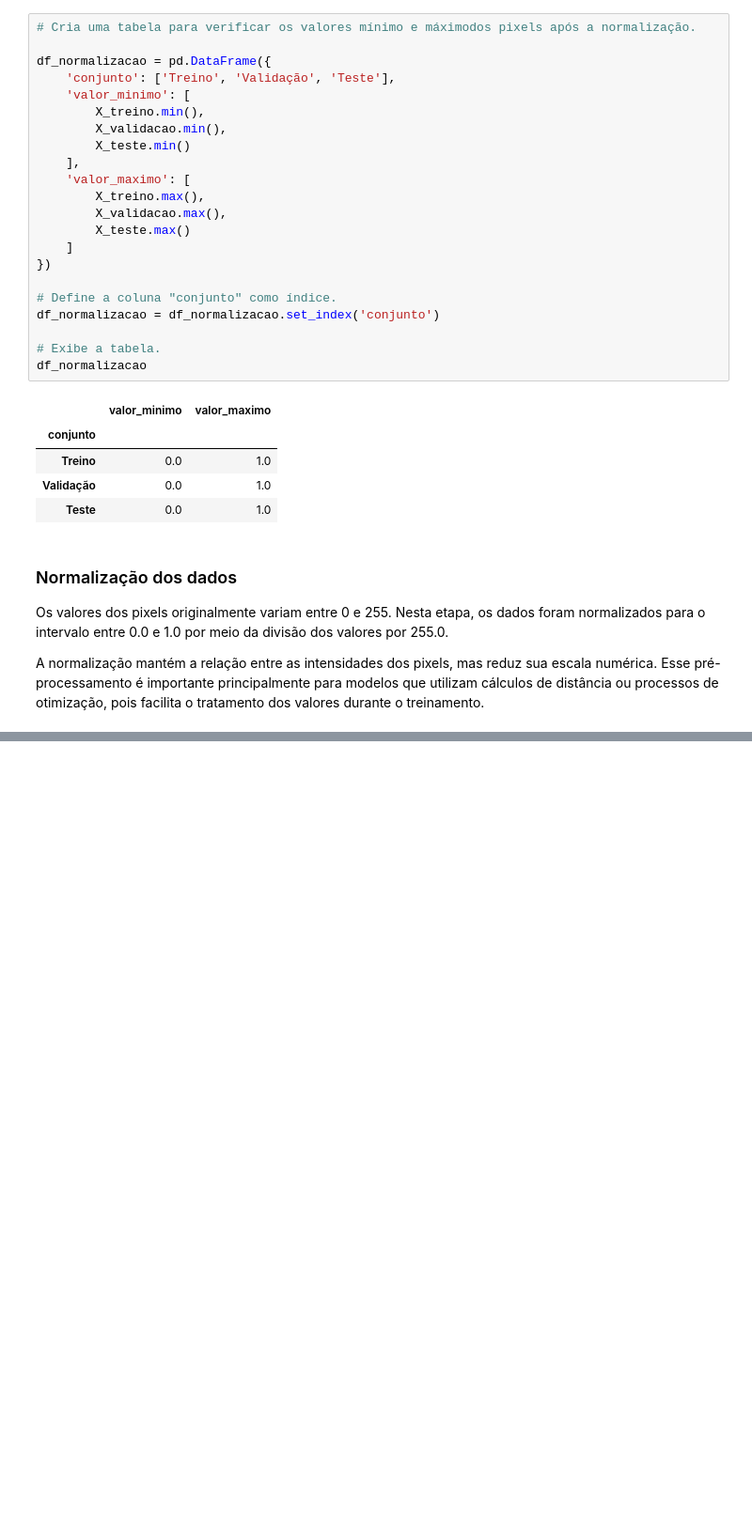
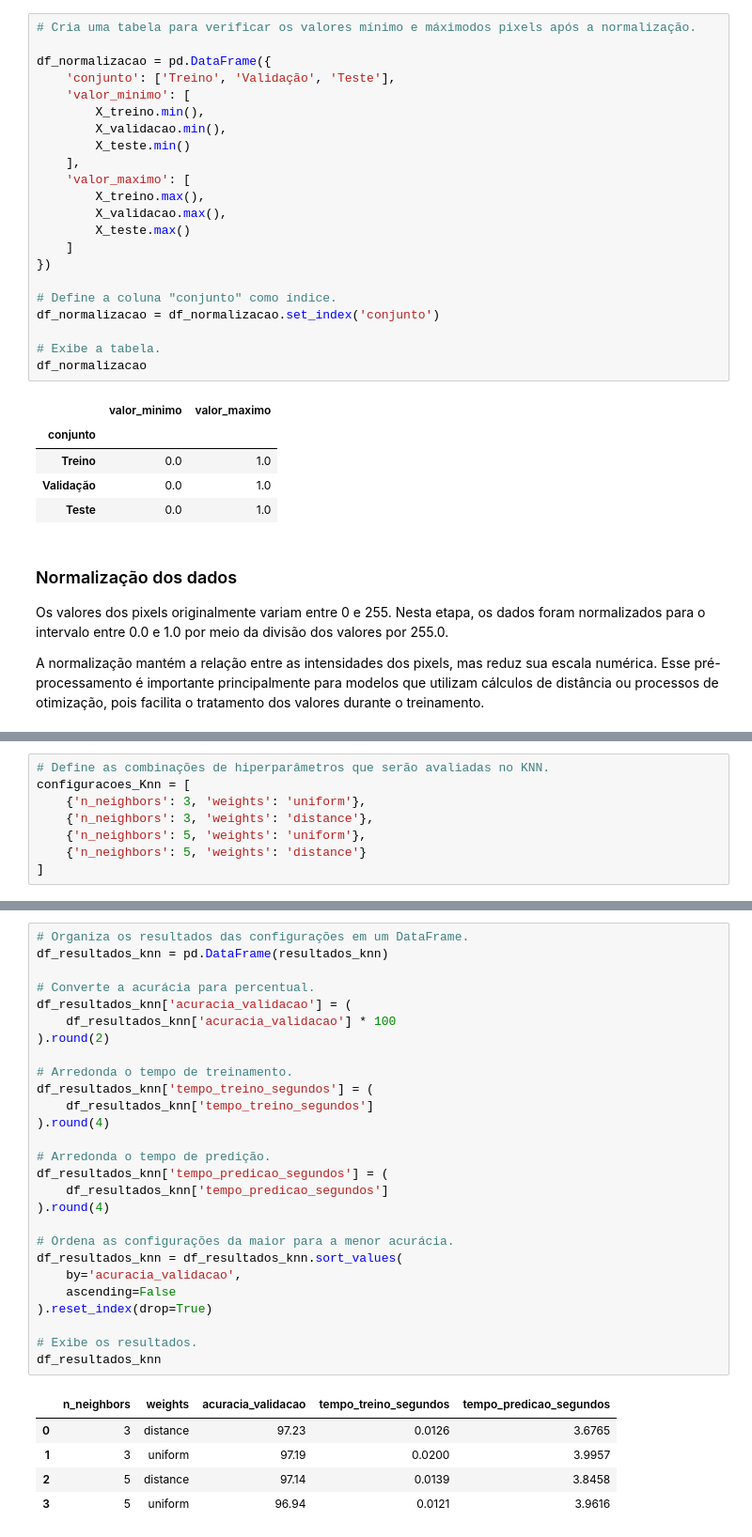
Before and after one commit to ThiOliver/projeto-mnist, a Jupyter notebook: notebooks/01_eda_mnist.ipynb, the cells around one changed output, grey strips where cells are left out. Shown at 94% size. Drawn from its saved outputs; the diff is of its cells as text; blank space fills up the shorter version.

Commit message:
implementa treinamento e comparacao dos modelos

```diff
--- a/notebooks/01_eda_mnist.ipynb
+++ b/notebooks/01_eda_mnist.ipynb
@@ -239,0 +280,8 @@ A normalização mantém a relação entre as intensidades dos pixels, mas reduz
+# %%
+# Define as combinações de hiperparâmetros que serão avaliadas no KNN.
+configuracoes_Knn = [
+    {'n_neighbors': 3, 'weights': 'uniform'},
+    {'n_neighbors': 3, 'weights': 'distance'},
+    {'n_neighbors': 5, 'weights': 'uniform'},
+    {'n_neighbors': 5, 'weights': 'distance'}
+]
@@ -239,0 +329,33 @@ A normalização mantém a relação entre as intensidades dos pixels, mas reduz
+# %%
+# Organiza os resultados das configurações em um DataFrame.
+df_resultados_knn = pd.DataFrame(resultados_knn)
+
+# Converte a acurácia para percentual.
+df_resultados_knn['acuracia_validacao'] = (
+    df_resultados_knn['acuracia_validacao'] * 100
+).round(2)
+
+# Arredonda o tempo de treinamento.
+df_resultados_knn['tempo_treino_segundos'] = (
+    df_resultados_knn['tempo_treino_segundos']
+).round(4)
+
+# Arredonda o tempo de predição.
+df_resultados_knn['tempo_predicao_segundos'] = (
+    df_resultados_knn['tempo_predicao_segundos']
+).round(4)
+
+# Ordena as configurações da maior para a menor acurácia.
+df_resultados_knn = df_resultados_knn.sort_values(
+    by='acuracia_validacao',
+    ascending=False
+).reset_index(drop=True)
+
+# Exibe os resultados.
+df_resultados_knn
+# %% [output]
+|  | n_neighbors | weights | acuracia_validacao | tempo_treino_segundos | tempo_predicao_segundos |
+| 0 | 3 | distance | 97.23 | 0.0126 | 3.6765 |
+| 1 | 3 | uniform | 97.19 | 0.0200 | 3.9957 |
+| 2 | 5 | distance | 97.14 | 0.0139 | 3.8458 |
+| 3 | 5 | uniform | 96.94 | 0.0121 | 3.9616 |
```
Also changed, not shown: parts of 18 cells of this notebook.
